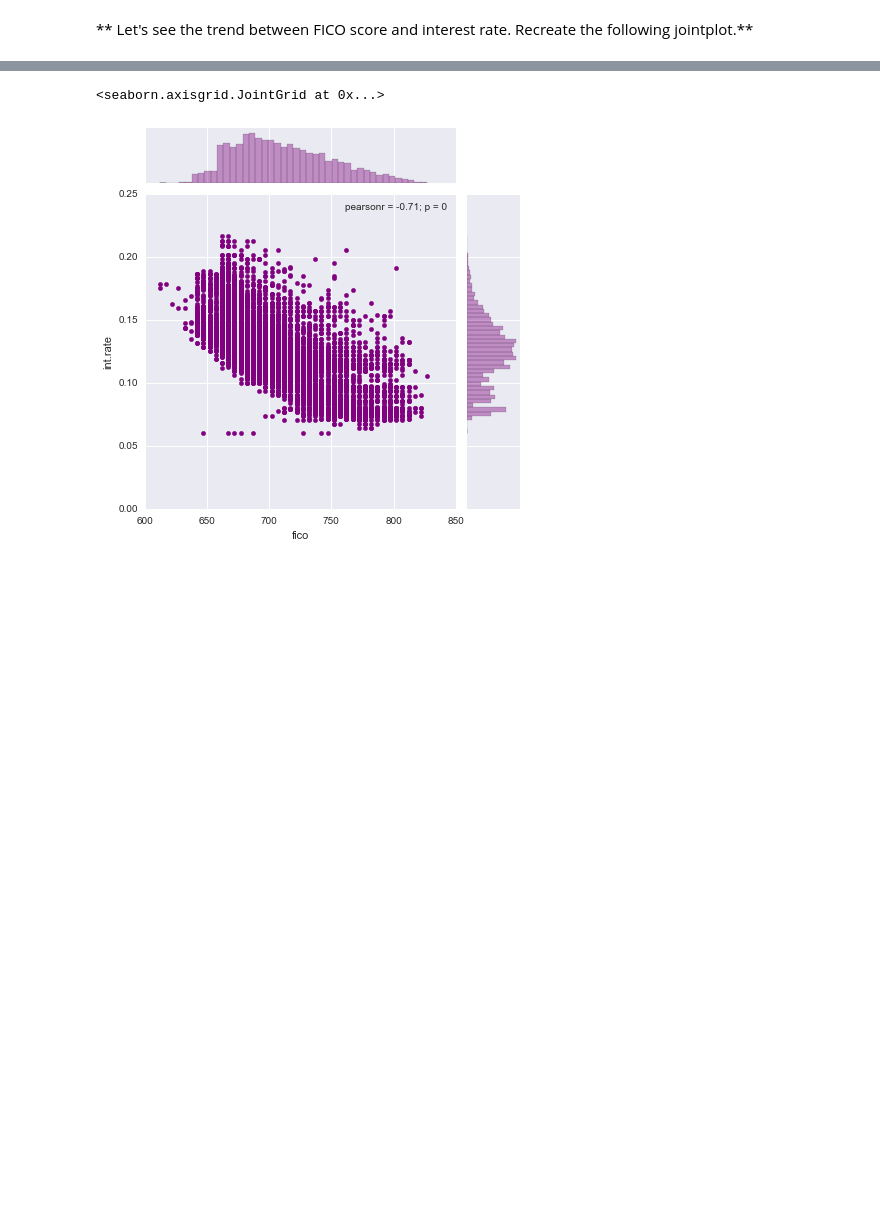
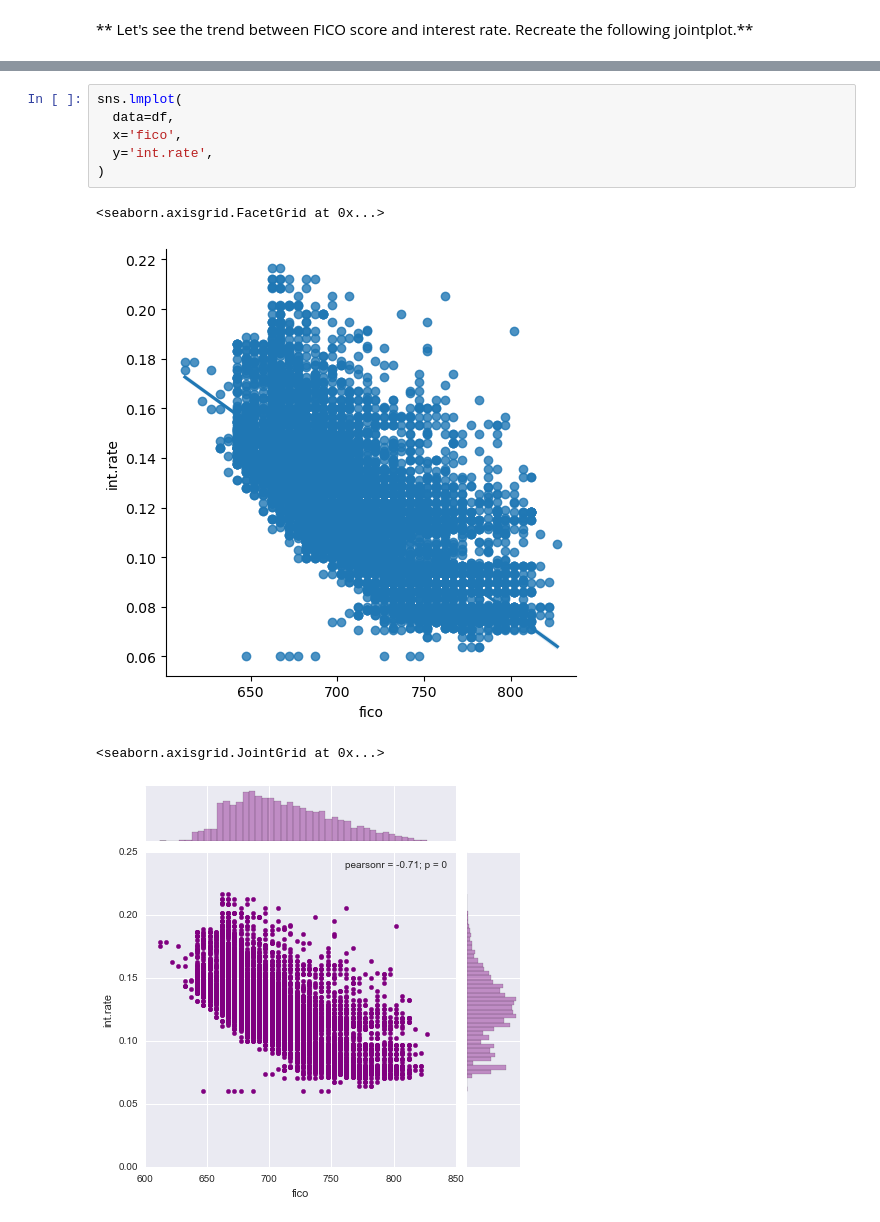
Before and after one commit to LuisReyes98/udemy-machine-learning, a Jupyter notebook: 15-Decision-Trees-and-Random-Forests/02-Decision Trees and Random Forest Project.ipynb, the cells around one changed output, grey strips where cells are left out. Saved outputs shown, nothing was run; the diff lists cells and outputs as text; blank space fills up the shorter version.

```diff
--- a/15-Decision-Trees-and-Random-Forests/02-Decision Trees and Random Forest Project.ipynb
+++ b/15-Decision-Trees-and-Random-Forests/02-Decision Trees and Random Forest Project.ipynb
@@ -202,3 +214,12 @@ sns.countplot(x='purpose', hue='not.fully.paid', data=df, palette='Set1')
+# %%
+sns.lmplot(
+  data=df,
+  x='fico',
+  y='int.rate',
+)
+# %% [output]
+<seaborn.axisgrid.FacetGrid at 0x...>
+[figure, added]
 # %%
 # %% [output]
 <seaborn.axisgrid.JointGrid at 0x...>
```
Also changed, not shown: parts of 7 cells of this notebook.
